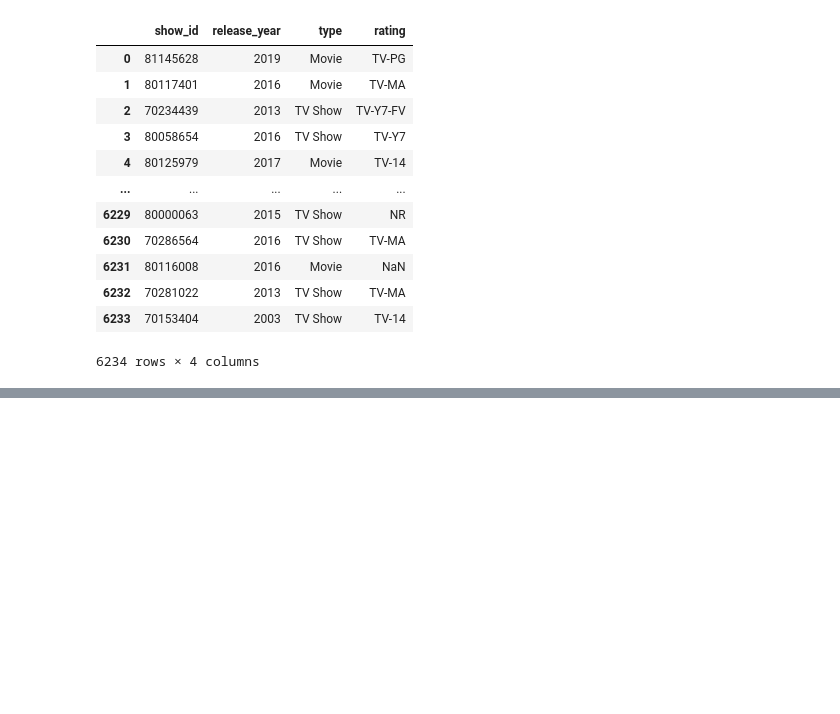
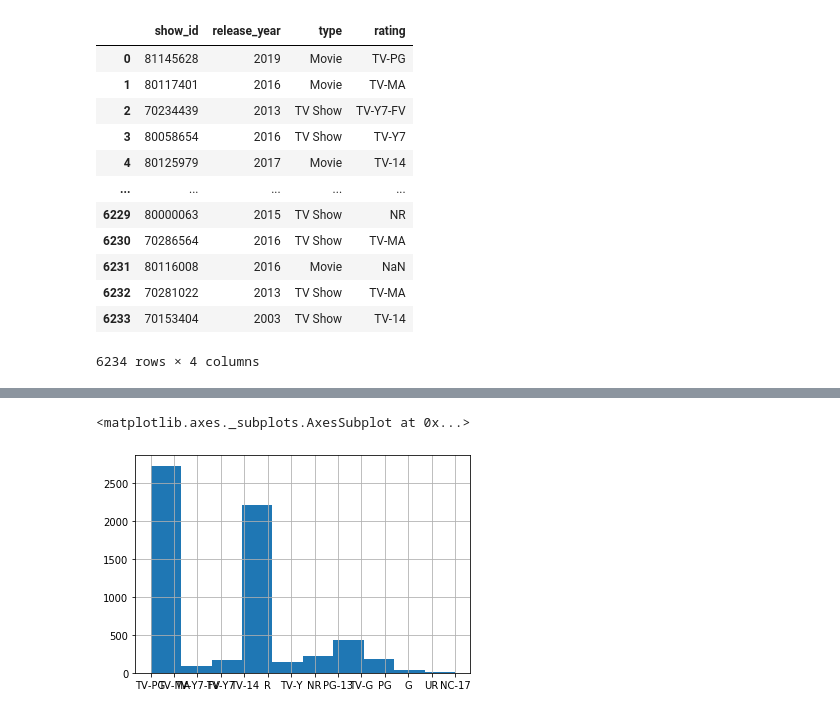
Before and after one commit to mashanz/data-sains-lab, a Jupyter notebook: netflix_python.ipynb, the cells around one changed output, grey strips where cells are left out. Cells and saved outputs as stored; diff of their text form; code cells hidden in the pictures; blank space fills up the shorter version.

```diff
--- a/netflix_python.ipynb
+++ b/netflix_python.ipynb
@@ -75,0 +124,5 @@ netflix[["show_id", "release_year", "type", "rating"]]
+# %%
+netflix["rating"].hist()
+# %% [output]
+<matplotlib.axes._subplots.AxesSubplot at 0x...>
+[figure, added]
```
Also changed, not shown: parts of 9 cells of this notebook, 2 other files.
